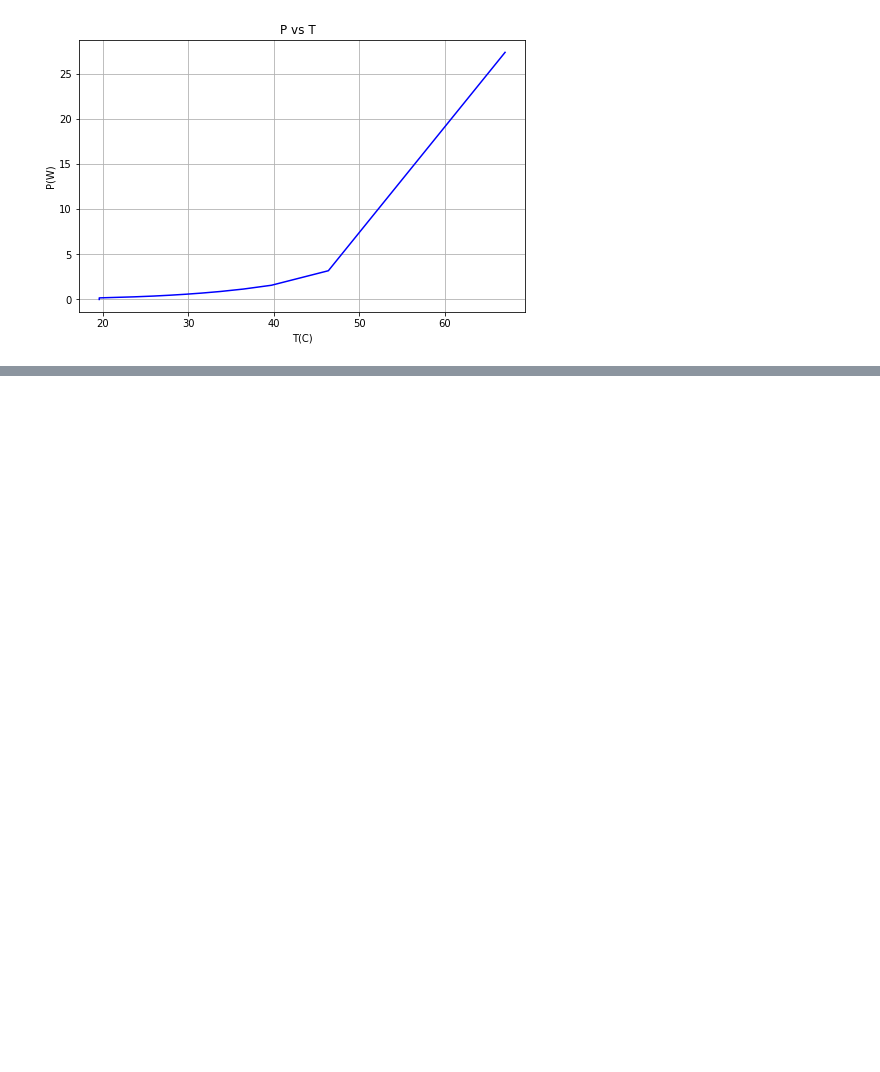
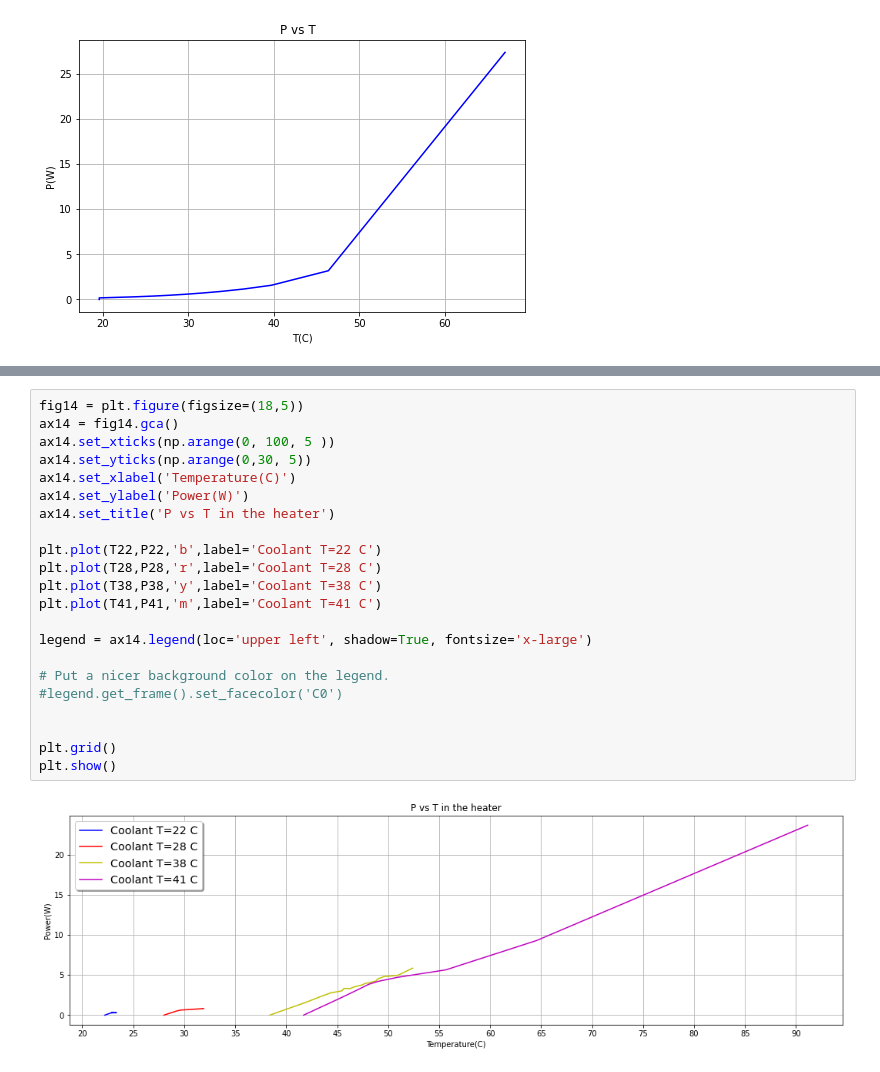
Before and after one commit to jmonroym/Thermal_runaway, a Jupyter notebook: Thermal_runaway_calc.ipynb, the cells around one changed output, grey strips where cells are left out. Saved outputs shown, nothing was run; the diff lists cells and outputs as text; blank space fills up the shorter version.

```diff
--- a/Thermal_runaway_calc.ipynb
+++ b/Thermal_runaway_calc.ipynb
@@ -661,0 +744,24 @@ plt.show()
+# %%
+fig14 = plt.figure(figsize=(18,5))
+ax14 = fig14.gca()
+ax14.set_xticks(np.arange(0, 100, 5 ))
+ax14.set_yticks(np.arange(0,30, 5))
+ax14.set_xlabel('Temperature(C)')
+ax14.set_ylabel('Power(W)')
+ax14.set_title('P vs T in the heater')
+
+plt.plot(T22,P22,'b',label='Coolant T=22 C')
+plt.plot(T28,P28,'r',label='Coolant T=28 C')
+plt.plot(T38,P38,'y',label='Coolant T=38 C')
+plt.plot(T41,P41,'m',label='Coolant T=41 C')
+
+legend = ax14.legend(loc='upper left', shadow=True, fontsize='x-large')
+
+# Put a nicer background color on the legend.
+#legend.get_frame().set_facecolor('C0')
+
+
+plt.grid()
+plt.show()
+# %% [output]
+[figure, added]
```
Also changed, not shown: parts of 3 cells of this notebook, 14 other files.
